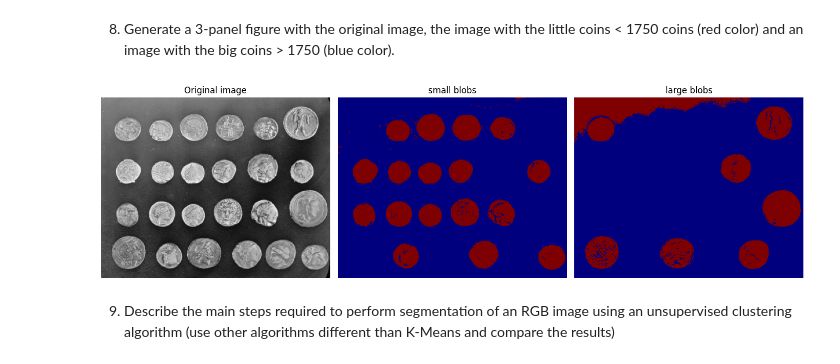
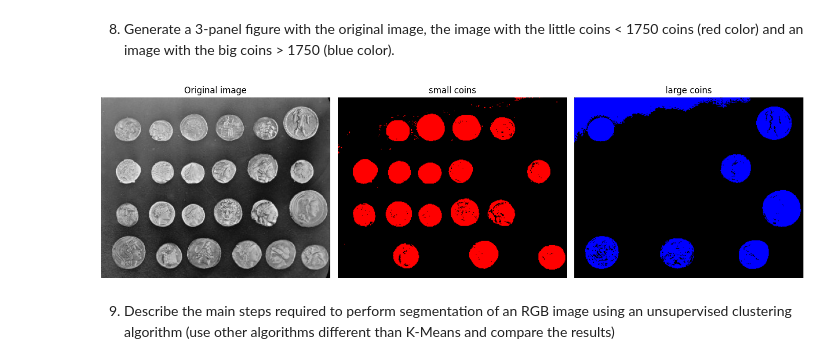
Before and after one commit to silvi-no26/c_vision, a Jupyter notebook: Exam.ipynb, the cells around one changed output. Drawn from its saved outputs; the diff is of its cells as text; code cells hidden in the pictures.

```diff
--- a/Exam.ipynb
+++ b/Exam.ipynb
@@ -210,25 +210,30 @@ labels of large coins: [ 1 23 77 84 90 91 92]
 8. Generate a 3-panel figure with the original image, the image with the little coins < 1750 coins (red color) and an image with the big coins > 1750 (blue color).
 # %%
 import numpy as np
+from matplotlib.colors import ListedColormap
 mask_small_coins = np.isin(labeled_image,labels_small)
 mask_large_coins = np.isin(labeled_image,labels_large)
+
+# Define colormaps for red and blue
+cmap_red = ListedColormap(['black', 'red'])
+cmap_blue = ListedColormap(['black', 'blue'])
 # Get some figures:
 fig, axes = plt.subplots(1,3,figsize=(14, 9))
 ax = axes.ravel()
 ax[0].imshow(I,cmap=plt.cm.gray)
 ax[0].set_title('Original image')
-ax[1].imshow(mask_small_coins,cmap=plt.cm.jet)
-ax[1].set_title('small blobs')
-ax[2].imshow(mask_large_coins,cmap=plt.cm.jet)
-ax[2].set_title('large blobs')
+ax[1].imshow(mask_small_coins,cmap=cmap_red)
+ax[1].set_title('small coins')
+ax[2].imshow(mask_large_coins,cmap=cmap_blue)
+ax[2].set_title('large coins')
 
 ax[0].set_axis_off()
 ax[1].set_axis_off()
 ax[2].set_axis_off()
 plt.tight_layout()
 plt.show()
 # %% [output]
-[figure, old version]
+[figure, new version]
 # %% [markdown]
 9. Describe the main steps required to perform segmentation of an RGB image using an unsupervised clustering algorithm (use other algorithms different than K-Means and compare the results)
 # %% [markdown]
```
